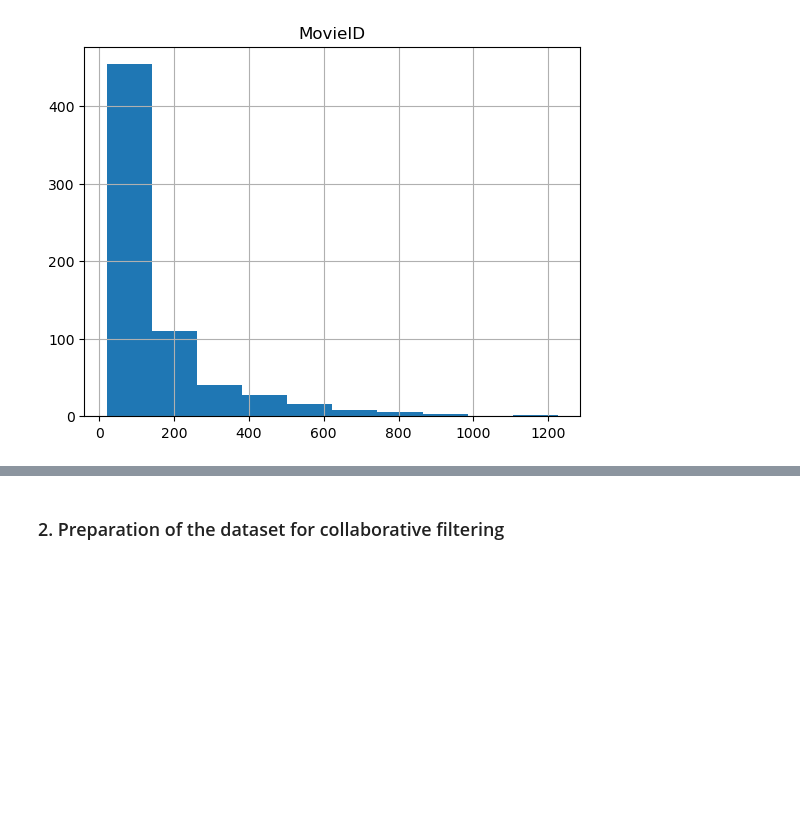
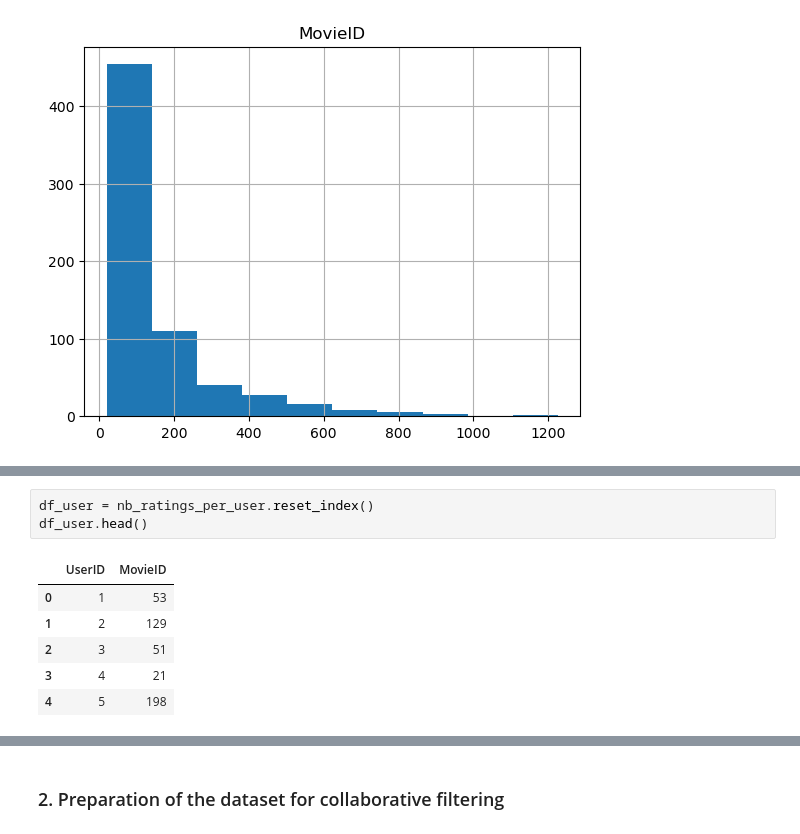
Before and after one commit to smazoyerdatascience/Recommender_systems, a Jupyter notebook: Notebooks/POC_Collaborative_filtering_RS.ipynb, the cells around one changed output, grey strips where cells are left out. Drawn from its saved outputs; the diff is of its cells as text; blank space fills up the shorter version.

```diff
--- a/Notebooks/POC_Collaborative_filtering_RS.ipynb
+++ b/Notebooks/POC_Collaborative_filtering_RS.ipynb
@@ -145,0 +157,10 @@ array([[<Axes: title={'center': 'MovieID'}>]], dtype=object)
+# %%
+df_user = nb_ratings_per_user.reset_index()
+df_user.head()
+# %% [output]
+|  | UserID | MovieID |
+| 0 | 1 | 53 |
+| 1 | 2 | 129 |
+| 2 | 3 | 51 |
+| 3 | 4 | 21 |
+| 4 | 5 | 198 |
```
Also changed, not shown: parts of 4 cells of this notebook.
